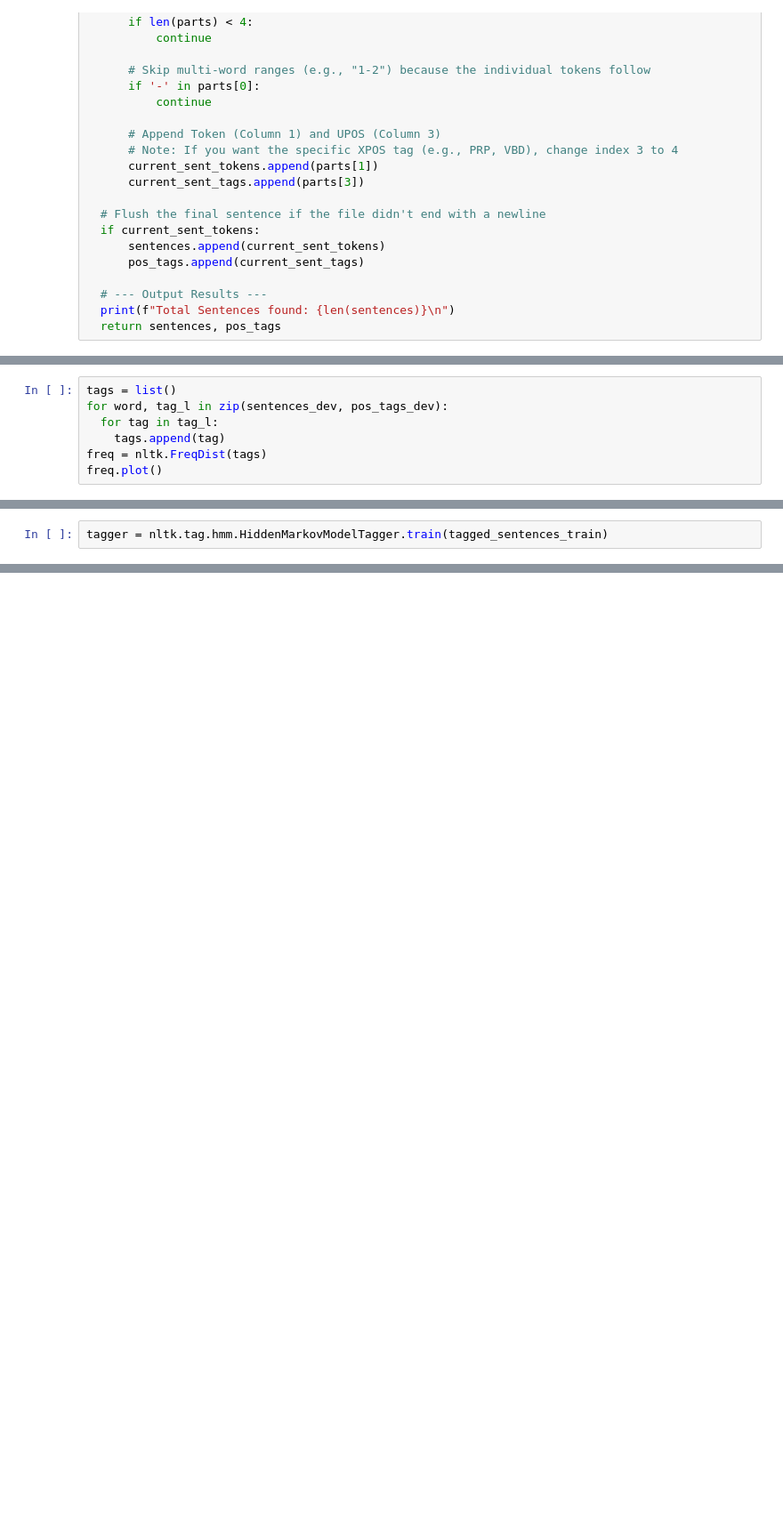
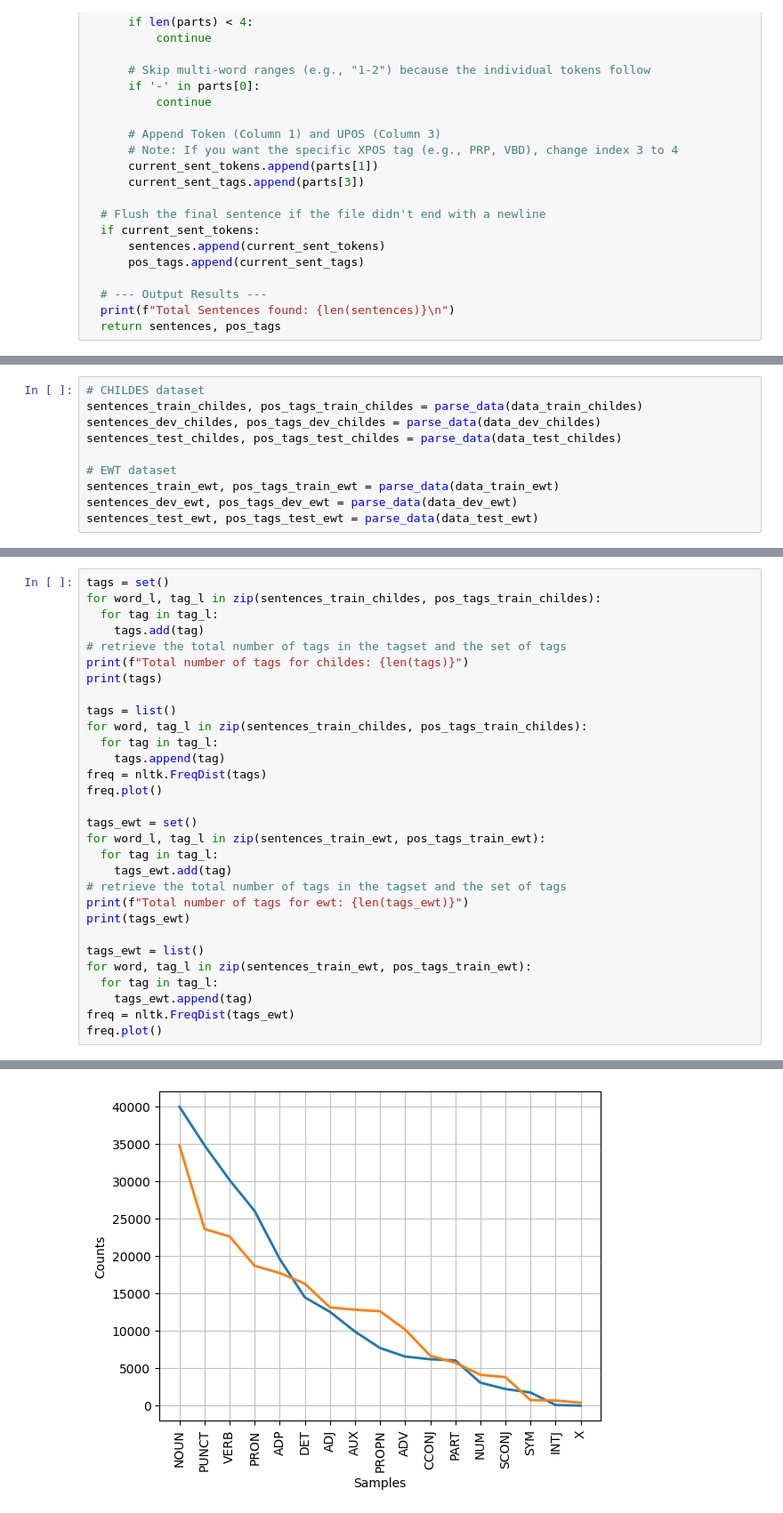
Before and after one commit to mohammel-debug/hmm-pos-tagger, a Jupyter notebook: Implement_an_HMM_PoS_tagger.ipynb, the cells around one changed output, grey strips where cells are left out. Shown at 89% size. Saved outputs shown, nothing was run; the diff lists cells and outputs as text; blank space fills up the shorter version.

```diff
--- a/Implement_an_HMM_PoS_tagger.ipynb
+++ b/Implement_an_HMM_PoS_tagger.ipynb
@@ -180,7 +167,0 @@ freq.plot()
-# %%
-tags = list()
-for word, tag_l in zip(sentences_dev, pos_tags_dev):
-  for tag in tag_l:
-    tags.append(tag)
-freq = nltk.FreqDist(tags)
-freq.plot()
@@ -204,2 +167,0 @@ tagged_sentences_dev = [list(zip(s, p)) for s, p in zip(sentences_dev, pos_tags_
-# %%
-tagger = nltk.tag.hmm.HiddenMarkovModelTagger.train(tagged_sentences_train)
@@ -218,0 +168,10 @@ TODO
+# %%
+# CHILDES dataset
+sentences_train_childes, pos_tags_train_childes = parse_data(data_train_childes)
+sentences_dev_childes, pos_tags_dev_childes = parse_data(data_dev_childes)
+sentences_test_childes, pos_tags_test_childes = parse_data(data_test_childes)
+
+# EWT dataset
+sentences_train_ewt, pos_tags_train_ewt = parse_data(data_train_ewt)
+sentences_dev_ewt, pos_tags_dev_ewt = parse_data(data_dev_ewt)
+sentences_test_ewt, pos_tags_test_ewt = parse_data(data_test_ewt)
@@ -218,0 +200,31 @@ TODO
+# %%
+tags = set()
+for word_l, tag_l in zip(sentences_train_childes, pos_tags_train_childes):
+  for tag in tag_l:
+    tags.add(tag)
+# retrieve the total number of tags in the tagset and the set of tags
+print(f"Total number of tags for childes: {len(tags)}")
+print(tags)
+
+tags = list()
+for word, tag_l in zip(sentences_train_childes, pos_tags_train_childes):
+  for tag in tag_l:
+    tags.append(tag)
+freq = nltk.FreqDist(tags)
+freq.plot()
+
+tags_ewt = set()
+for word_l, tag_l in zip(sentences_train_ewt, pos_tags_train_ewt):
+  for tag in tag_l:
+    tags_ewt.add(tag)
+# retrieve the total number of tags in the tagset and the set of tags
+print(f"Total number of tags for ewt: {len(tags_ewt)}")
+print(tags_ewt)
+
+tags_ewt = list()
+for word, tag_l in zip(sentences_train_ewt, pos_tags_train_ewt):
+  for tag in tag_l:
+    tags_ewt.append(tag)
+freq = nltk.FreqDist(tags_ewt)
+freq.plot()
+# %% [output]
@@ -218,0 +236 @@ TODO
+[figure, added]
```
Also changed, not shown: parts of 61 cells of this notebook.
